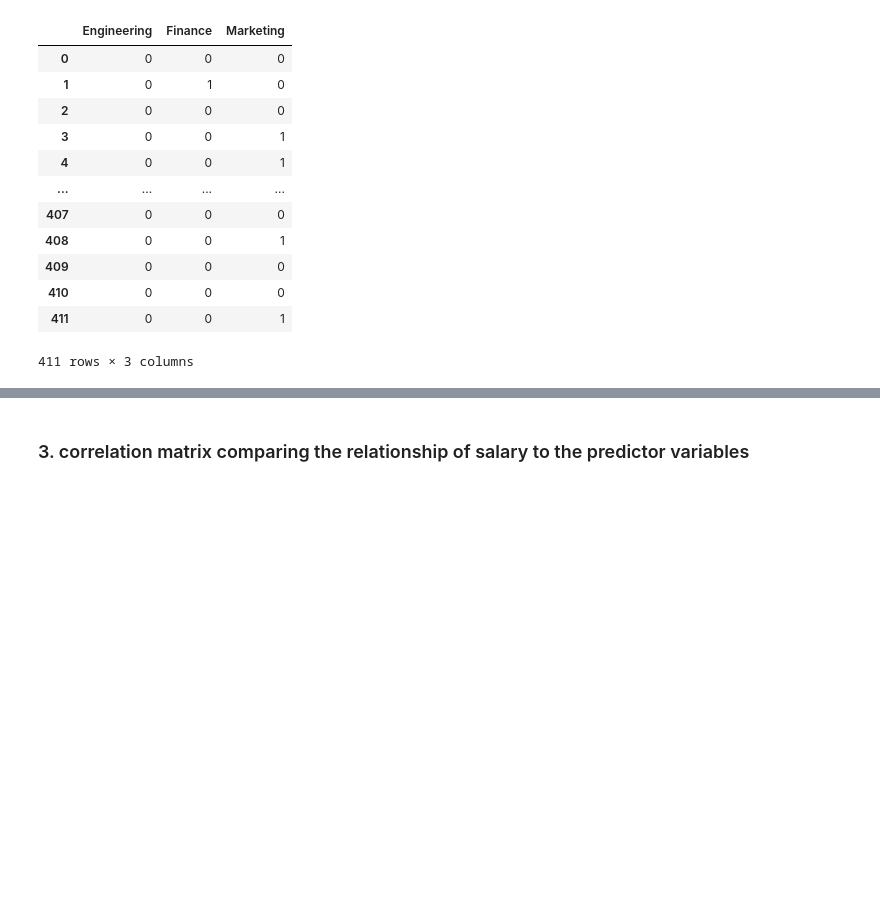
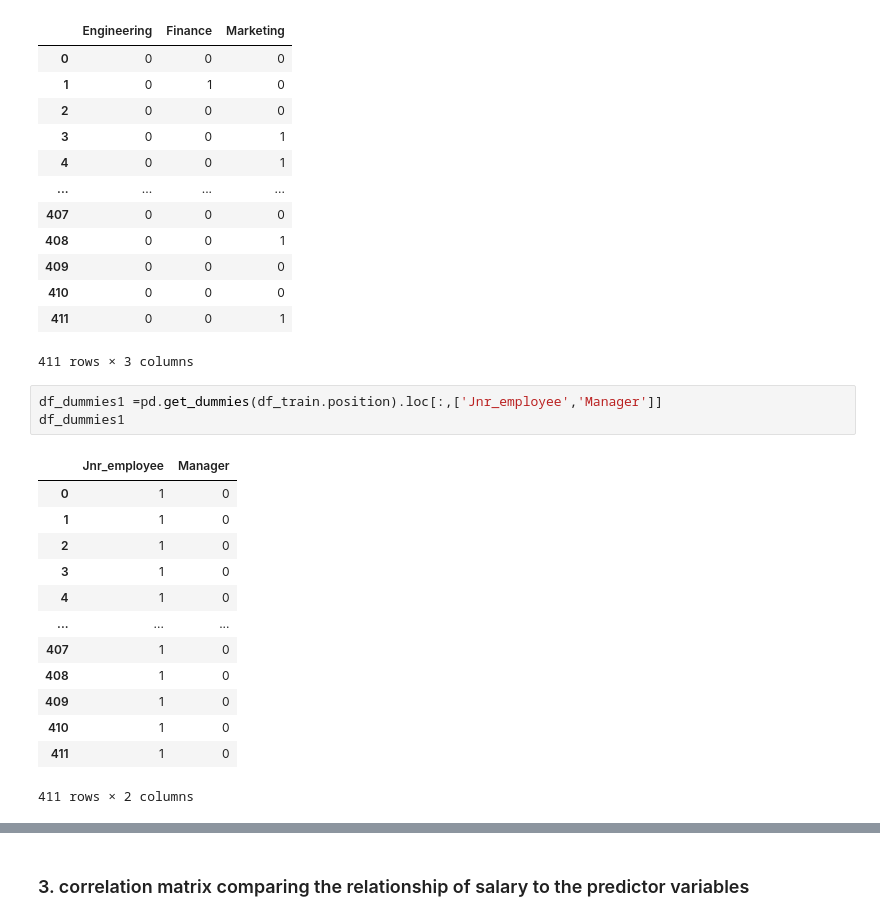
Before and after one commit to tshepojrampai/multivariate_linear_regression, a Jupyter notebook: multivariate_linear_regression.ipynb, the cells around one changed output, grey strips where cells are left out. Cells and saved outputs as stored; diff of their text form; blank space fills up the shorter version.

```diff
--- a/multivariate_linear_regression.ipynb
+++ b/multivariate_linear_regression.ipynb
@@ -218,3 +218,20 @@ df_dummies
 | 410 | 0 | 0 | 0 |
 | 411 | 0 | 0 | 1 |
 411 rows × 3 columns
+# %%
+df_dummies1 =pd.get_dummies(df_train.position).loc[:,['Jnr_employee','Manager']]
+df_dummies1
+# %% [output]
+|  | Jnr_employee | Manager |
+| 0 | 1 | 0 |
+| 1 | 1 | 0 |
+| 2 | 1 | 0 |
+| 3 | 1 | 0 |
+| 4 | 1 | 0 |
+| ... | ... | ... |
+| 407 | 1 | 0 |
+| 408 | 1 | 0 |
+| 409 | 1 | 0 |
+| 410 | 1 | 0 |
+| 411 | 1 | 0 |
+411 rows × 2 columns
```
Also changed, not shown: parts of 9 cells of this notebook.
